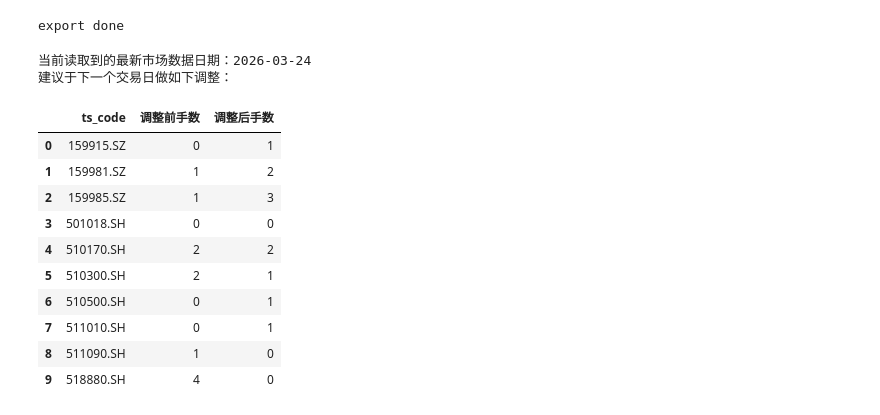
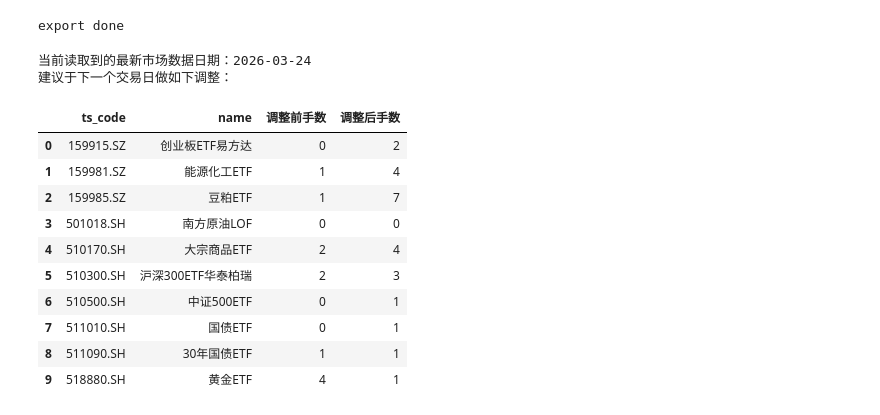
Before and after one commit to JunLin615/RiskParity, a Jupyter notebook: 调仓助手_日常使用.ipynb, the cells around one changed output. Cells and saved outputs as stored; diff of their text form; code cells hidden in the pictures.

```diff
--- a/调仓助手_日常使用.ipynb
+++ b/调仓助手_日常使用.ipynb
@@ -96,7 +96,7 @@ COST_PRICE = {
     "159985.SZ":1.979,  # 豆粕ETF (抗通胀：农产品期货)
 }
 
-AVAILABLE_CASH = 365.64
+AVAILABLE_CASH = 15365.64
 
 # ===== 调仓参数 =====
 LOT_SIZE = 100
@@ -455,46 +462,46 @@ try:
 except Exception:
     next_trade_date = None
 
-# 只保留发生变化的标的
+
 simple_advice = rebalance_table[["current_lots", "after_lots"]].copy()
-simple_advice = simple_advice[simple_advice["current_lots"] != simple_advice["after_lots"]].copy()
+
 
 # 转成展示格式
 simple_advice = simple_advice.reset_index().rename(columns={
     "index": "ts_code",
     "current_lots": "调整前手数",
     "after_lots": "调整后手数",
 })
 
 # 增加标的名称
 simple_advice["name"] = simple_advice["ts_code"].map(name_map)
 
 # 调整列顺序
 simple_advice = simple_advice[["ts_code", "name", "调整前手数", "调整后手数"]]
 
 # 手数转整数
 simple_advice["调整前手数"] = simple_advice["调整前手数"].astype(int)
 simple_advice["调整后手数"] = simple_advice["调整后手数"].astype(int)
 
 print(f"当前读取到的最新市场数据日期：{signal_date_str}")
 
 if next_trade_date is not None:
     print(f"建议于下一个交易日（{next_trade_date.strftime('%Y-%m-%d')}）做如下调整：")
 else:
     print("建议于下一个交易日做如下调整：")
 
 display(simple_advice)
 # %% [output]
 当前读取到的最新市场数据日期：2026-03-24
 建议于下一个交易日做如下调整：
-|  | ts_code | 调整前手数 | 调整后手数 |
-| 0 | 159915.SZ | 0 | 1 |
-| 1 | 159981.SZ | 1 | 2 |
-| 2 | 159985.SZ | 1 | 3 |
-| 3 | 501018.SH | 0 | 0 |
-| 4 | 510170.SH | 2 | 2 |
-| 5 | 510300.SH | 2 | 1 |
-| 6 | 510500.SH | 0 | 1 |
-| 7 | 511010.SH | 0 | 1 |
-| 8 | 511090.SH | 1 | 0 |
-| 9 | 518880.SH | 4 | 0 |
+|  | ts_code | name | 调整前手数 | 调整后手数 |
+| 0 | 159915.SZ | 创业板ETF易方达 | 0 | 2 |
+| 1 | 159981.SZ | 能源化工ETF | 1 | 4 |
+| 2 | 159985.SZ | 豆粕ETF | 1 | 7 |
+| 3 | 501018.SH | 南方原油LOF | 0 | 0 |
+| 4 | 510170.SH | 大宗商品ETF | 2 | 4 |
+| 5 | 510300.SH | 沪深300ETF华泰柏瑞 | 2 | 3 |
+| 6 | 510500.SH | 中证500ETF | 0 | 1 |
+| 7 | 511010.SH | 国债ETF | 0 | 1 |
+| 8 | 511090.SH | 30年国债ETF | 1 | 1 |
+| 9 | 518880.SH | 黄金ETF | 4 | 1 |
```
Also changed, not shown: parts of 5 cells of this notebook, 1 other file.
